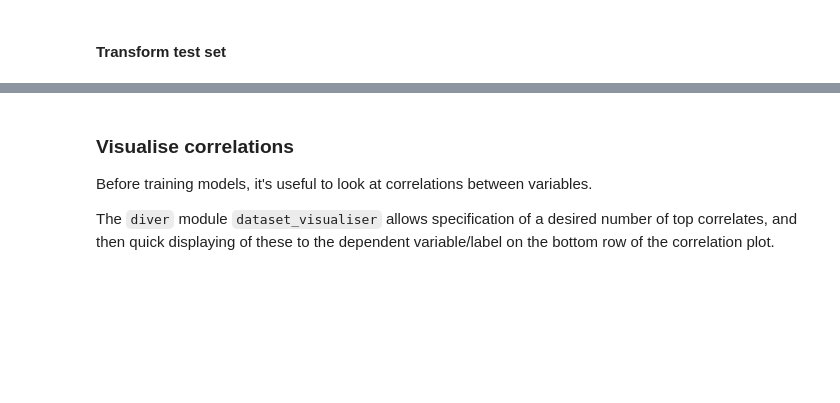
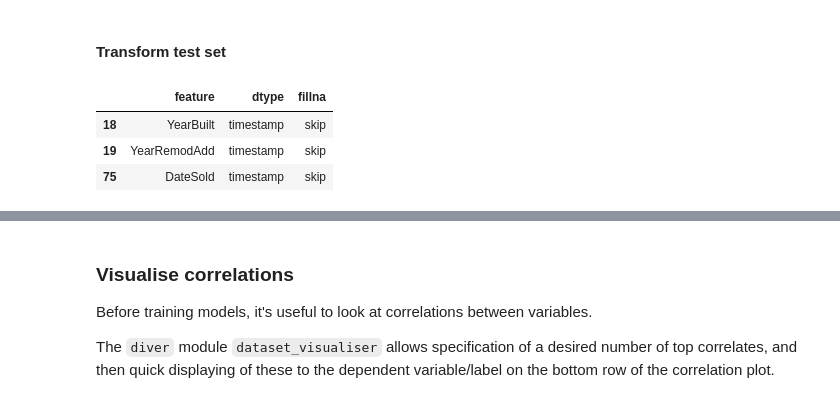
Before and after one commit to ClearScore/diver, a Jupyter notebook: development_area/house-price-demo.ipynb, the cells around one changed output, grey strips where cells are left out. Cells and saved outputs as stored; diff of their text form; code cells hidden in the pictures; blank space fills up the shorter version.

```diff
--- a/development_area/house-price-demo.ipynb
+++ b/development_area/house-price-demo.ipynb
@@ -1346,6 +1410,13 @@ Encoding boolean features...
 Boolean features encoded
 # %% [markdown]
 #### Transform test set
+# %%
+useful_cols.loc[useful_cols.dtype == 'timestamp', :]
+# %% [output]
+|  | feature | dtype | fillna |
+| 18 | YearBuilt | timestamp | skip |
+| 19 | YearRemodAdd | timestamp | skip |
+| 75 | DateSold | timestamp | skip |
 # %%
 # Use previously-calculated attributes (at the train set stage) to encode the test set
 df_test_enc = enc.transform(df_test, useful_cols)
```
Also changed, not shown: parts of 17 cells of this notebook, 2 other files.
